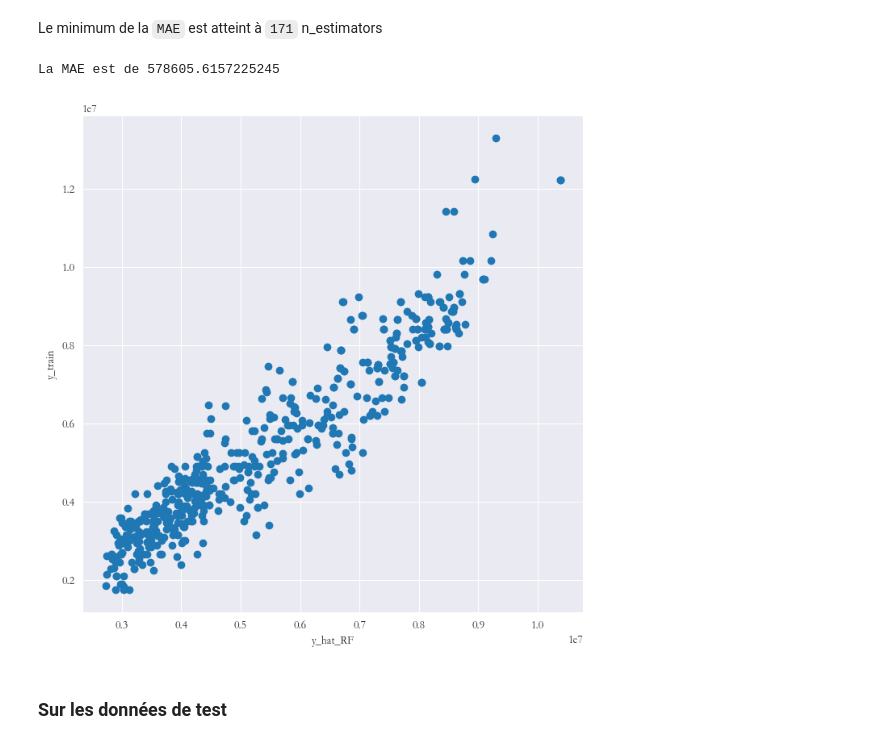
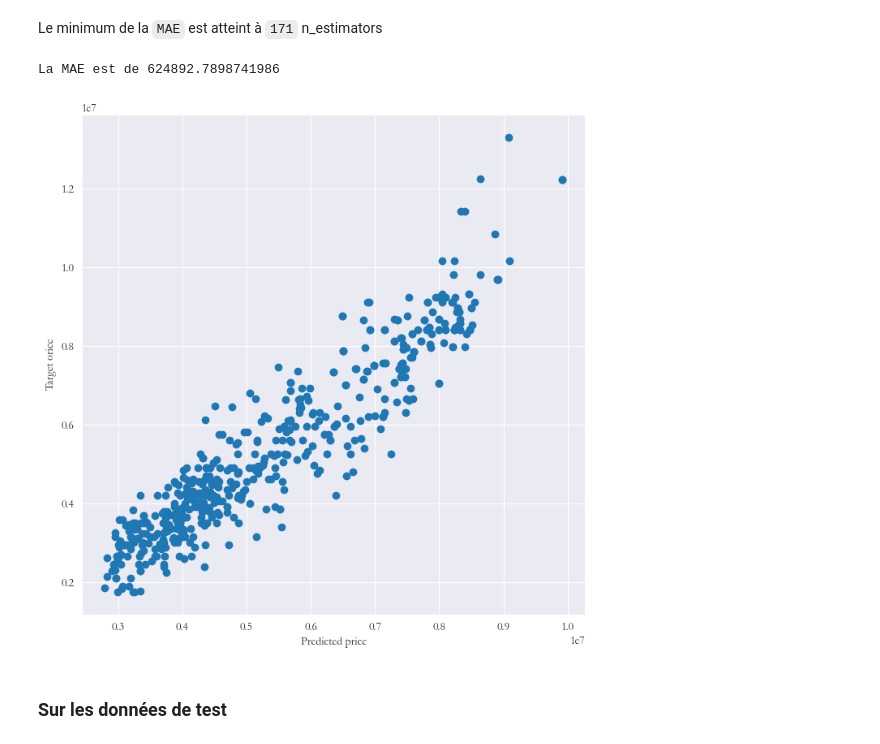
Before and after one commit to ThibaudGENEL/HousingPrice, a Jupyter notebook: notebook.ipynb, the cells around one changed output. Cells and saved outputs as stored; diff of their text form; code cells hidden in the pictures.

```diff
--- a/notebook.ipynb
+++ b/notebook.ipynb
@@ -532,13 +527,13 @@ Le minimum de la `MAE` est atteint à `171` n_estimators
 # %%
 ax = subplots(figsize=(8,8))[1]
 y_hat_RF = RF_df.predict(X_train)
 ax.scatter(y_hat_RF, y_train)
-plt.xlabel('y_hat_RF')
-plt.ylabel('y_train')
+plt.xlabel('Predicted price')
+plt.ylabel('Target orice')
 print(f'La MAE est de {np.mean(abs(y_train - y_hat_RF))}')
 # %% [output]
-La MAE est de 578605.6157225245
+La MAE est de 624892.7898741986
-[figure, old version]
+[figure, new version]
 # %% [markdown]
 ### Sur les données de test
 # %% [markdown]
```
Also changed, not shown: parts of 37 cells of this notebook, 1 other file.
